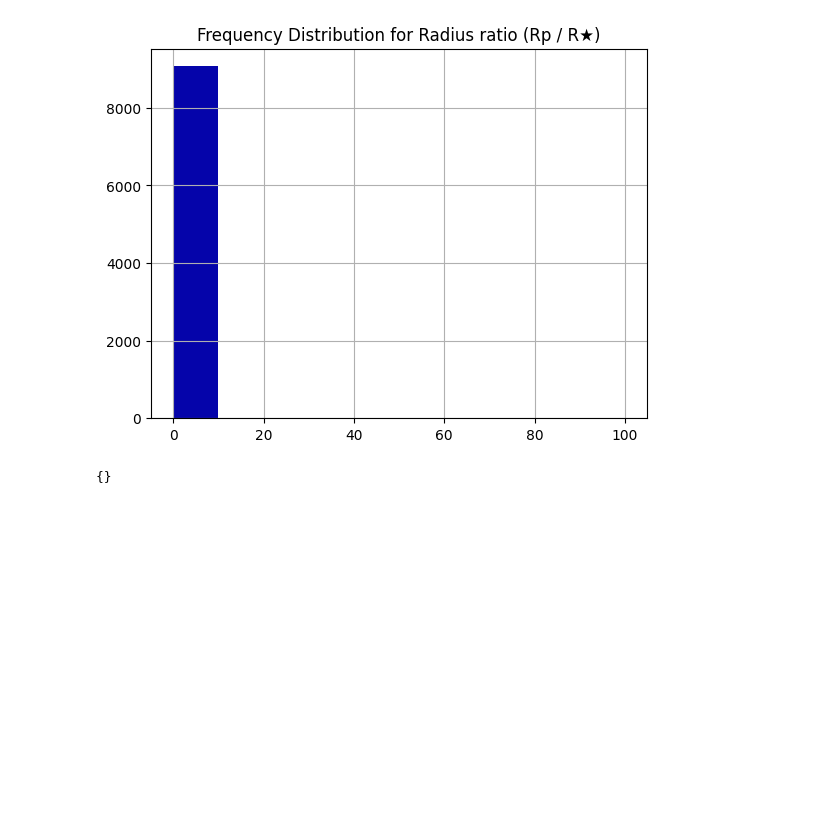
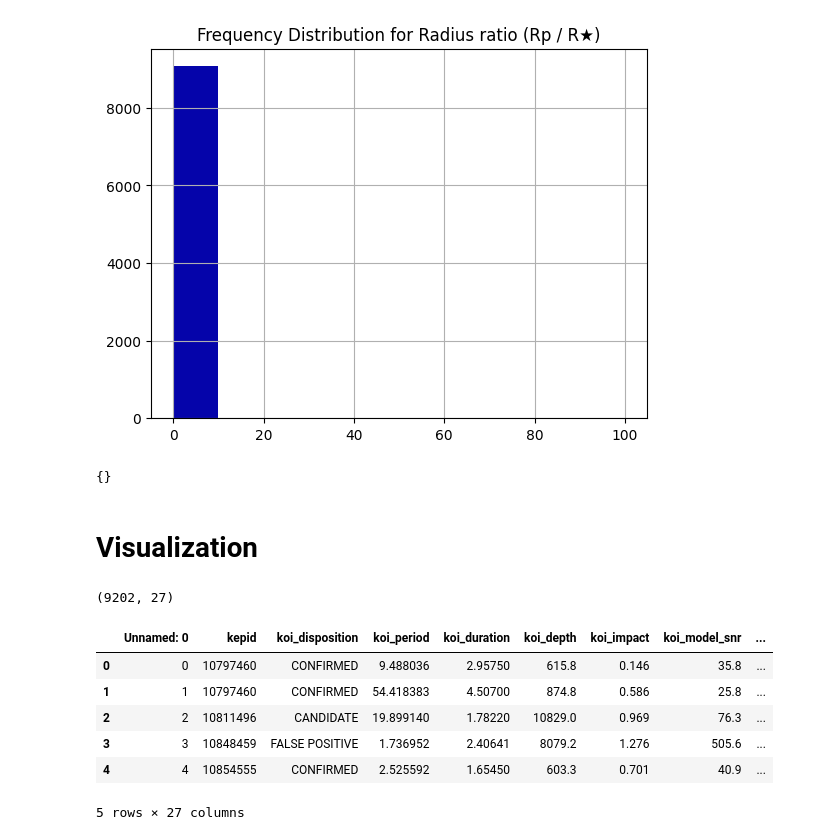
Before and after one commit to drachmacollector/Kepler-AI, a Jupyter notebook: Stellar_Analytics.ipynb, the cells around one changed output. Cells and saved outputs as stored; diff of their text form; code cells hidden in the pictures; blank space fills up the shorter version.

Commit message:
beginning visualization

```diff
--- a/Stellar_Analytics.ipynb
+++ b/Stellar_Analytics.ipynb
@@ -393,0 +398,17 @@ pp.pprint(nan_columns)
+# %% [markdown]
+# Visualization
+# %%
+import plotly.express as px
+import pandas as pd
+df = pd.read_csv("[CLEANED]supernova-dataset.csv")
+print(df.shape)
+df.head()
+# %% [output]
+(9202, 27)
+|  | Unnamed: 0 | kepid | koi_disposition | koi_period | koi_duration | koi_depth | koi_impact | koi_model_snr | ... |
+| 0 | 0 | 10797460 | CONFIRMED | 9.488036 | 2.95750 | 615.8 | 0.146 | 35.8 | ... |
+| 1 | 1 | 10797460 | CONFIRMED | 54.418383 | 4.50700 | 874.8 | 0.586 | 25.8 | ... |
+| 2 | 2 | 10811496 | CANDIDATE | 19.899140 | 1.78220 | 10829.0 | 0.969 | 76.3 | ... |
+| 3 | 3 | 10848459 | FALSE POSITIVE | 1.736952 | 2.40641 | 8079.2 | 1.276 | 505.6 | ... |
+| 4 | 4 | 10854555 | CONFIRMED | 2.525592 | 1.65450 | 603.3 | 0.701 | 40.9 | ... |
+5 rows × 27 columns
```
Also changed, not shown: parts of 2 cells of this notebook.
